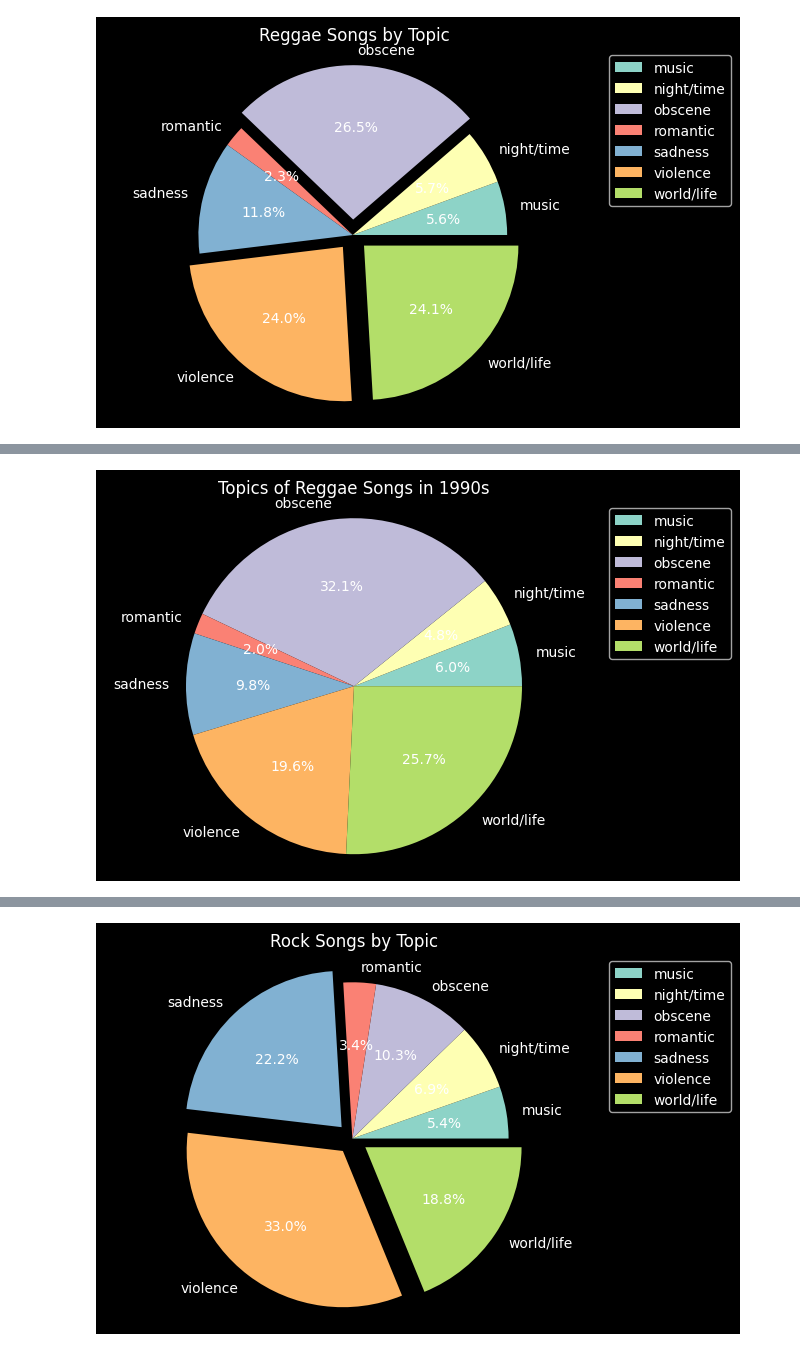
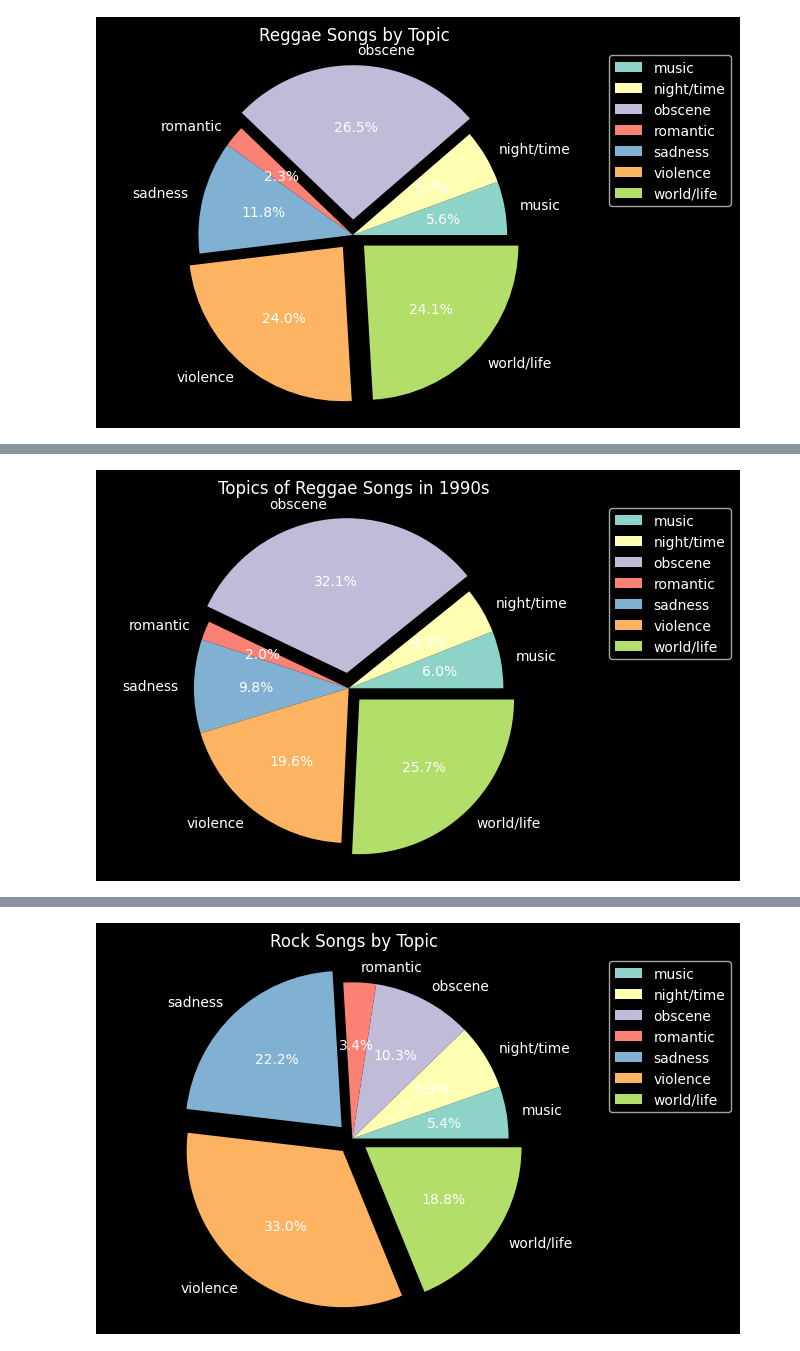
Before and after one commit to jarviswynn123/Team_Week, a Jupyter notebook: alex_genres.ipynb, the cells around one changed output, grey strips where cells are left out. Drawn from its saved outputs; the diff is of its cells as text; code cells hidden in the pictures.

```diff
--- a/alex_genres.ipynb
+++ b/alex_genres.ipynb
@@ -434,21 +441,23 @@ music_topics_90s_reggae.groupby(by="topic").count()
 | world/life | 129 | 129 | 129 | 129 | 129 | 129 | 129 | 129 | 129 | ... |
 # %%
 count_90s_reggae = [30, 24, 161, 10, 49, 98, 129]
+explode_90s_reggae = [0.0, 0.0, 0.1, 0.0, 0.0, 0.0, 0.1]
+
 fig_90s_reggae, ax_90s_reggae = plt.subplots()
 
-ax_90s_reggae.pie(count_90s_reggae, labels= labels, autopct="%1.1f%%")
+ax_90s_reggae.pie(count_90s_reggae, explode= explode_90s_reggae, labels= labels, autopct="%1.1f%%")
 
 ax_90s_reggae.axis('equal')
 
 plt.title('Topics of Reggae Songs in 1990s')
 
 plt.style.use('dark_background')
 
 plt.legend(labels, bbox_to_anchor=(1,1), loc='best')
 
 plt.show()
 # %% [output]
-[figure, old version]
+[figure, new version]
 # %%
 music_topics_rock.groupby(by="topic").count()
 # %% [output]
```
Also changed, not shown: parts of 6 cells of this notebook.
